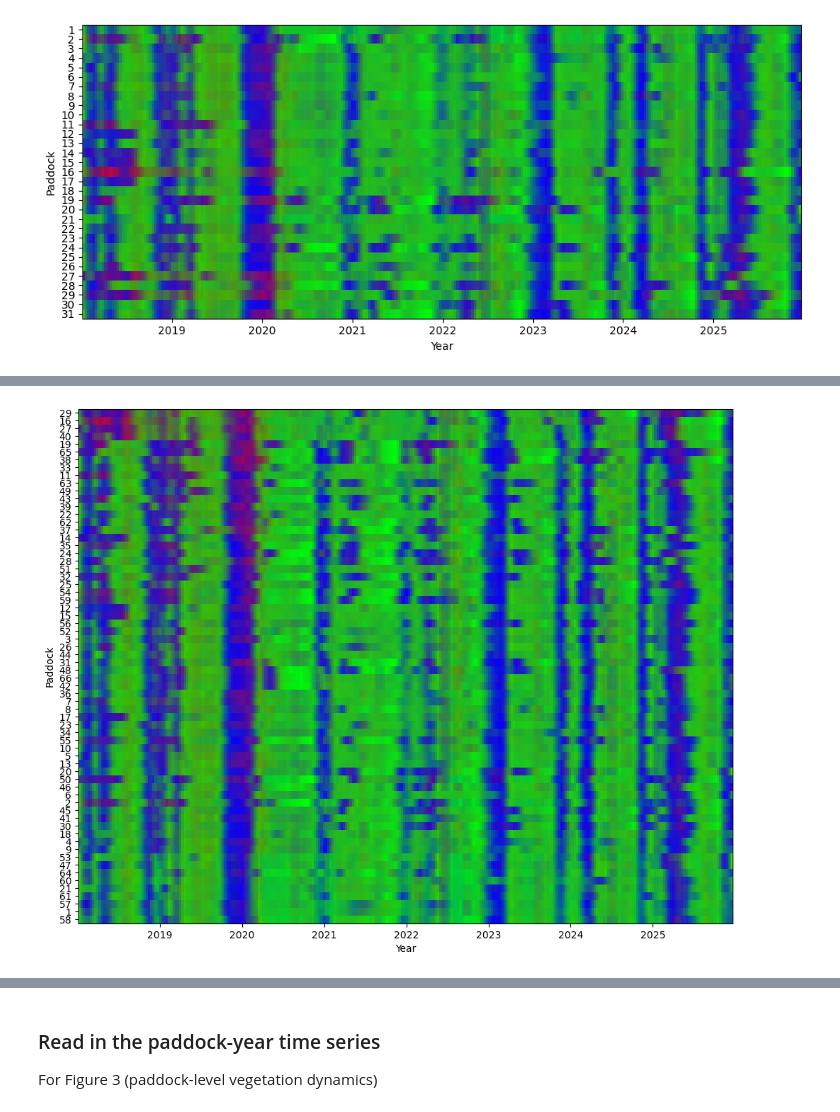
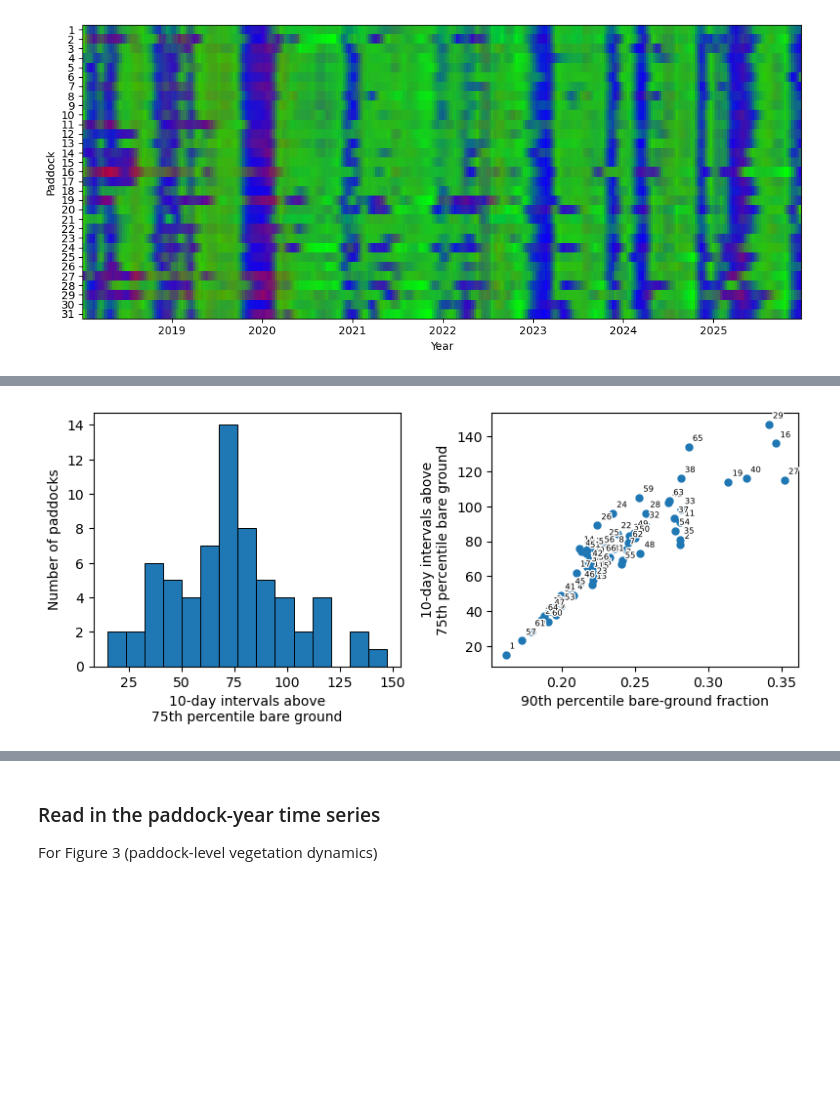
Before and after one commit to johnburley3000/paddocktimeseries, a Jupyter notebook: demo/Milgadara_demonstration.ipynb, the cells around one changed output, grey strips where cells are left out. Drawn from its saved outputs; the diff is of its cells as text; code cells hidden in the pictures; blank space fills up the shorter version.

Commit message:
now saves results to manuscript/figures; new drought exposure fig

```diff
--- a/demo/Milgadara_demonstration.ipynb
+++ b/demo/Milgadara_demonstration.ipynb
@@ -586,24 +649,87 @@ fig.savefig(
 # %%
-# Order paddocks by descending total bare ground across the full time series
-paddocks_by_bg = (
+## Plot paddock-level drought exposure as frequency of bare ground versus severity of barest moment.
+
+# Global 75th-percentile bare-ground threshold
+bg_threshold = float(
     paddockts_smoothed_auto["bg"]
-    .sum(dim="time")
-    .sortby(
-        paddockts_smoothed_auto["bg"].sum(dim="time"),
-        ascending=False
-    )
-    .paddock
-    .values
+    .quantile(0.75)
+    .compute()
 )
 
-print(paddocks_by_bg[:10])
+print(f"75th percentile BG threshold: {bg_threshold:.3f}")
 
-fig, ax = plot_fractional_cover_heatmap(
-    paddockts_smoothed_auto,
-    paddocks=paddocks_by_bg,
-    figsize=(10, 8),
-    show_paddock_labels=True,
+# Number of 10-day intervals above the global threshold, per paddock
+bg_exceedance_count = (
+    (paddockts_smoothed_auto["bg"] > bg_threshold)
+    .sum(dim="time")
+    .compute()
 )
 
+# 90th percentile of bare-ground fraction, per paddock
+bg_p90 = (
+    paddockts_smoothed_auto["bg"]
+    .quantile(0.90, dim="time")
+    .compute()
+)
+
+# ------------------------------------------------------------
+# Plot
+# ------------------------------------------------------------
+
+fig, axes = plt.subplots(
+    ncols=2,
+    figsize=(8, 3.5),
+)
+
+# A. Distribution of exceedance frequency
+ax = axes[0]
+
+ax.hist(
+    bg_exceedance_count.values,
+    bins=15,
+    edgecolor="black",
+    linewidth=0.7,
+)
+
+ax.set_xlabel(
+    "10-day intervals above\n75th percentile bare ground"
+)
+ax.set_ylabel("Number of paddocks")
+
+
+# B. Frequency versus severity
+ax = axes[1]
+
+ax.scatter(
+    bg_p90.values,
+    bg_exceedance_count.values,
+    s=25,
+)
+
+# Label points with paddock ID
+for paddock, x, y in zip(
+    bg_p90["paddock"].values,
+    bg_p90.values,
+    bg_exceedance_count.values,
+):
+    ax.annotate(
+        str(int(paddock)),
+        (x, y),
+        xytext=(3, 3),
+        textcoords="offset points",
+        fontsize=6,
+        ha="left",
+        va="bottom",
+        path_effects=[
+            pe.withStroke(linewidth=2, foreground="white")
+        ],
+    )
+
+ax.set_xlabel("90th percentile bare-ground fraction")
+ax.set_ylabel(
+    "10-day intervals above\n75th percentile bare ground"
+)
+
+plt.tight_layout()
 plt.show()
 # %% [output]
@@ -611 +737 @@ plt.show()
-[figure, old version]
+[figure, new version]
```
Also changed, not shown: parts of 9 cells of this notebook.
